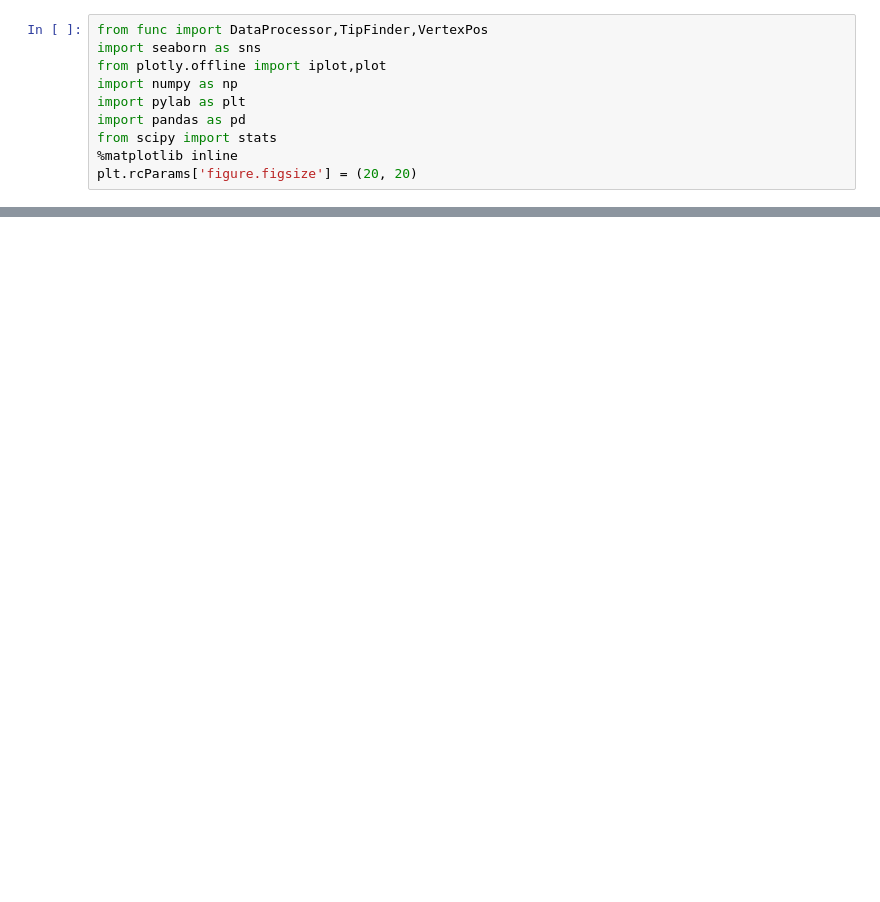
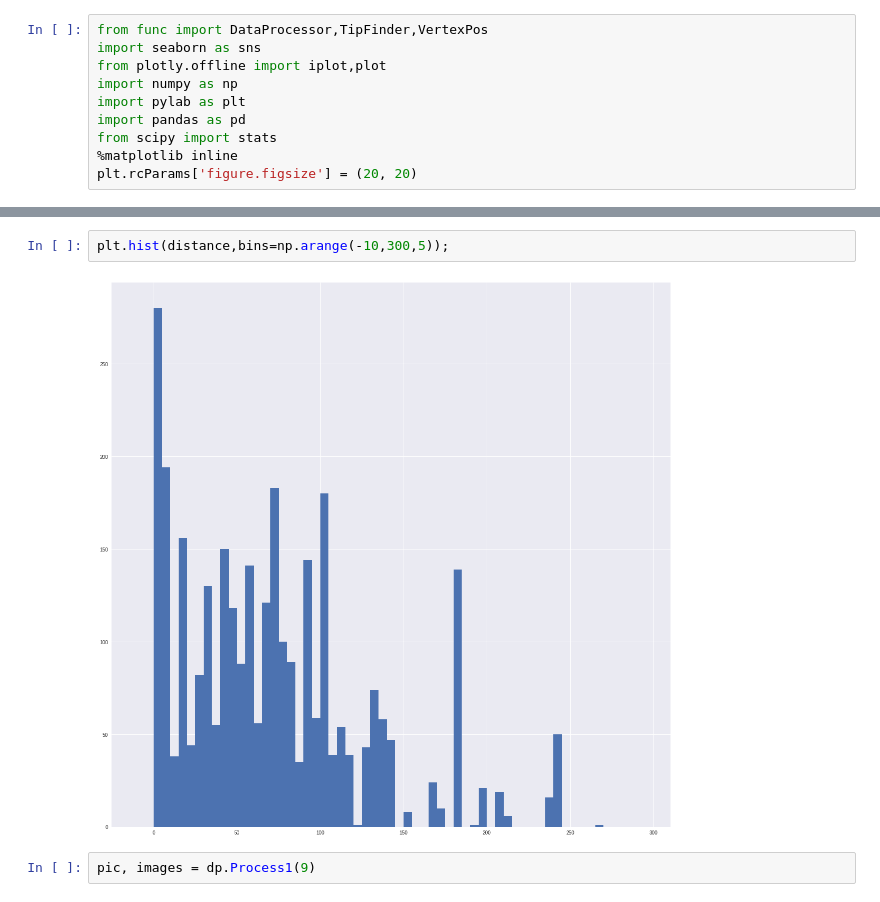
Before and after one commit to tbjc1magic/tbjcATTPCroot2, a Jupyter notebook: tbjcAnalysis/EachQ/Untitled7.ipynb, the cells around one changed output, grey strips where cells are left out. Drawn from its saved outputs; the diff is of its cells as text; blank space fills up the shorter version.

```diff
--- a/tbjcAnalysis/EachQ/Untitled7.ipynb
+++ b/tbjcAnalysis/EachQ/Untitled7.ipynb
@@ -97,0 +151,6 @@ plt.scatter([xc],[yc])
+# %%
+plt.hist(distance,bins=np.arange(-10,300,5));
+# %% [output]
+[figure, added]
+# %%
+pic, images = dp.Process1(9)
```
Also changed, not shown: parts of 7 cells of this notebook, 9 other files.
